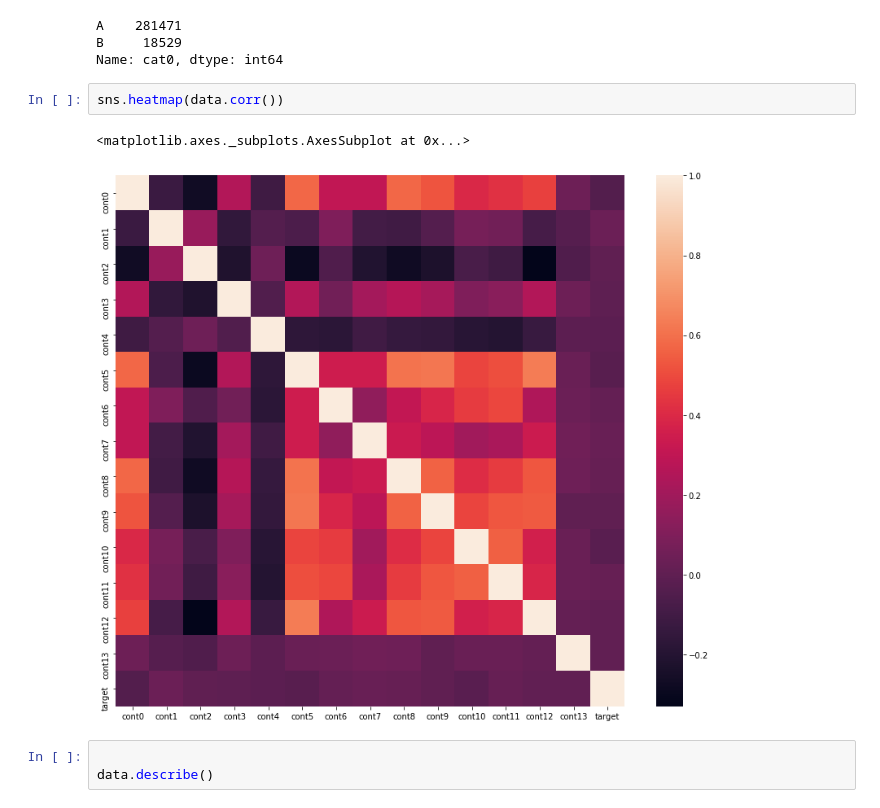
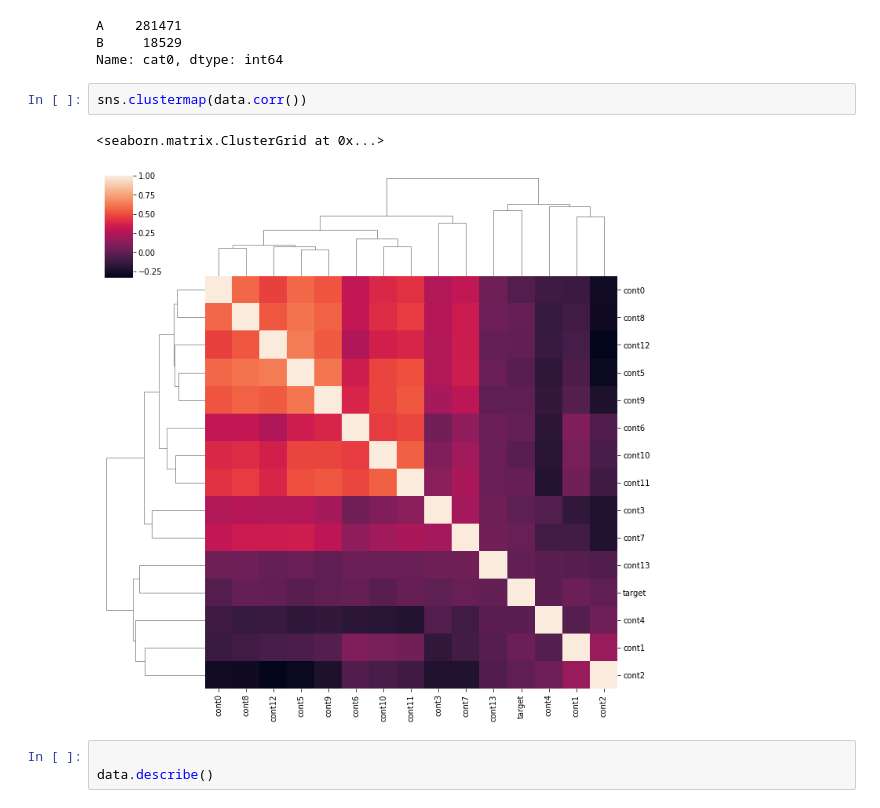
Before and after one commit to Roudranil/competitions, a Jupyter notebook: Kaggle/Tabular Playground Feb/tab_playground_feb.ipynb, the cells around one changed output. Cells and saved outputs as stored; diff of their text form.

```diff
--- a/Kaggle/Tabular Playground Feb/tab_playground_feb.ipynb
+++ b/Kaggle/Tabular Playground Feb/tab_playground_feb.ipynb
@@ -105,10 +95,10 @@ A    281471
 B     18529
 Name: cat0, dtype: int64
 # %%
-sns.heatmap(data.corr())
+sns.clustermap(data.corr())
 # %% [output]
-<matplotlib.axes._subplots.AxesSubplot at 0x...>
+<seaborn.matrix.ClusterGrid at 0x...>
-[figure, old version]
+[figure, new version]
 # %%
 
 data.describe()
```
Also changed, not shown: parts of 29 cells of this notebook.
